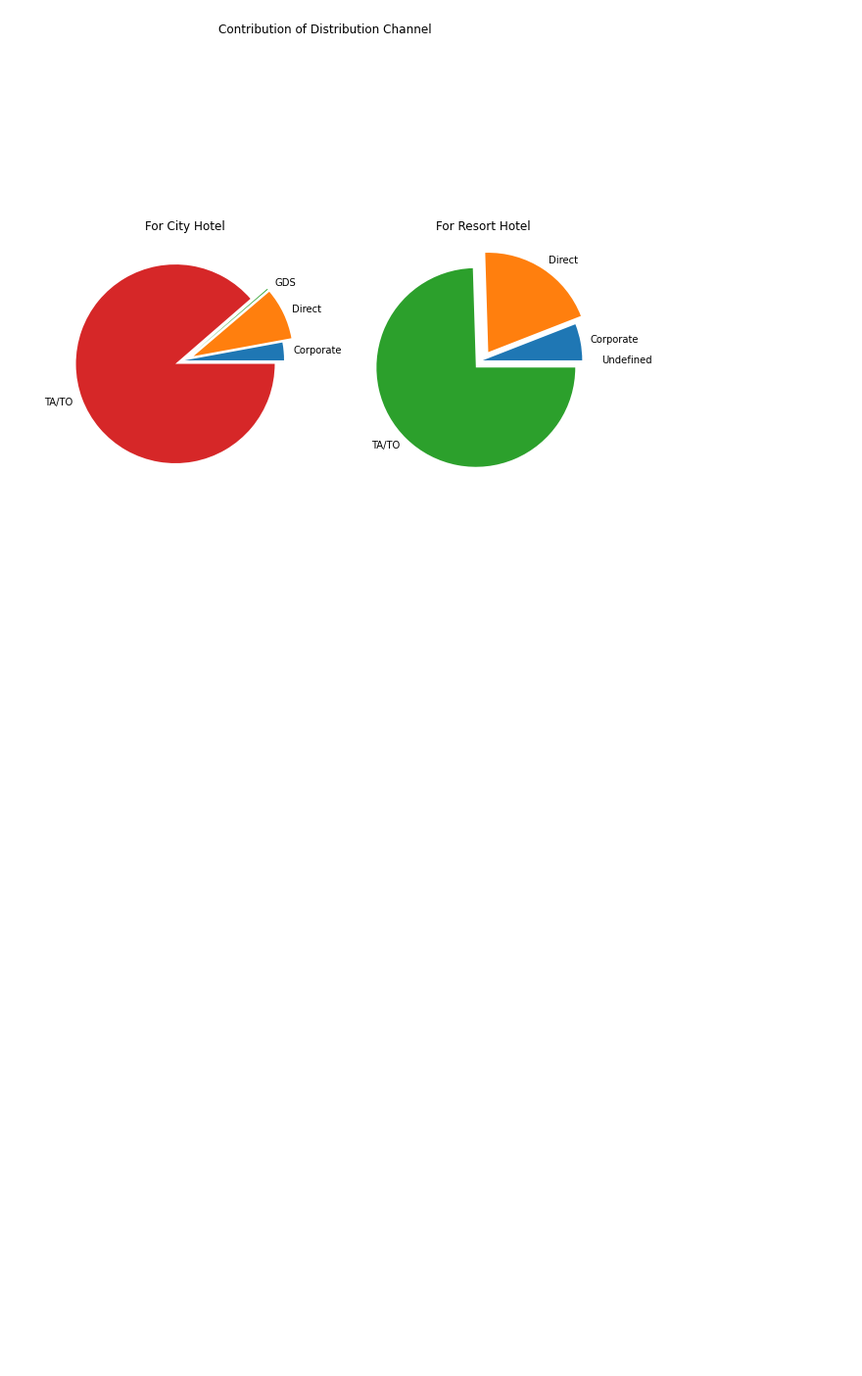
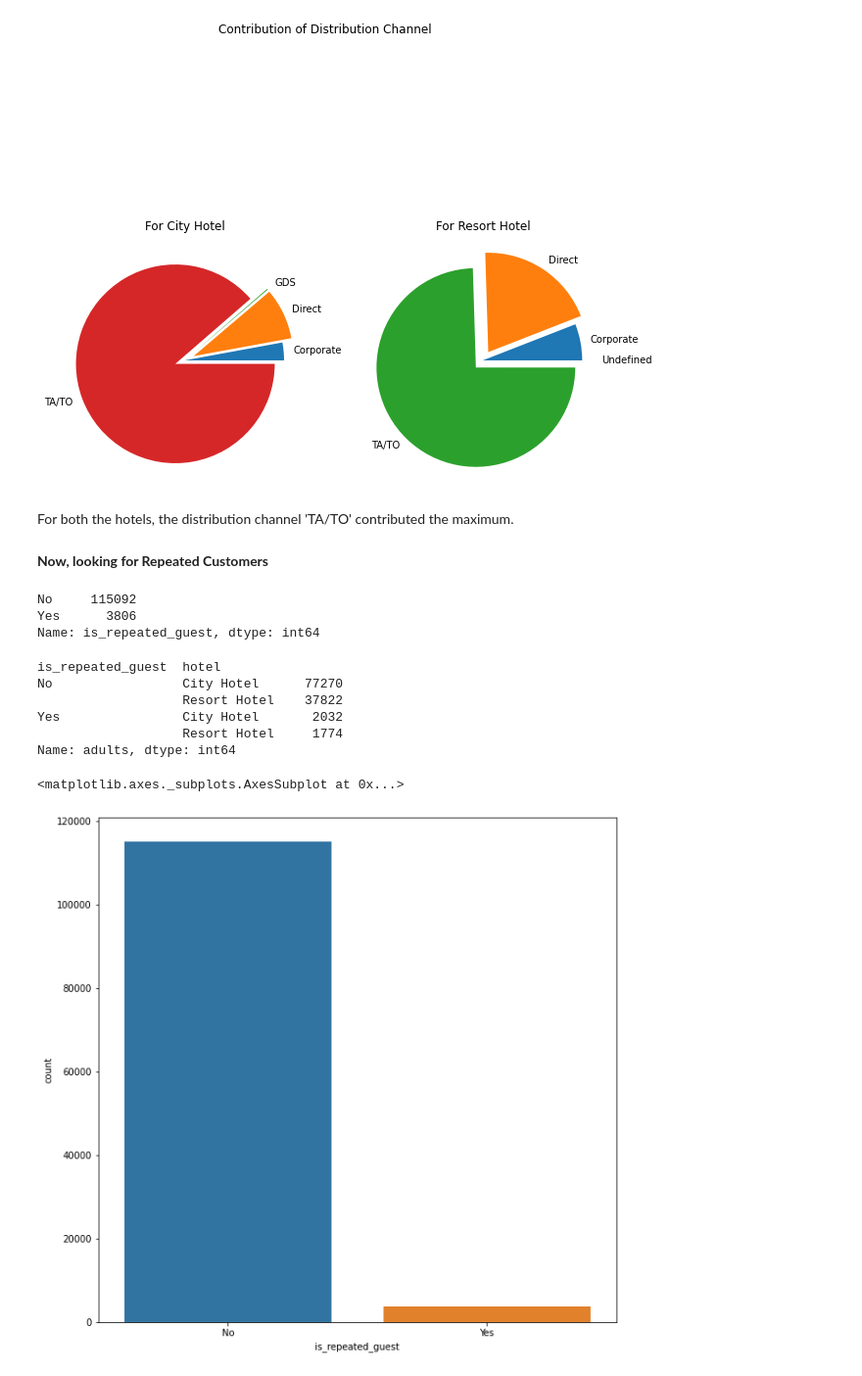
Before and after one commit to V-dit/EDA-hotel-booking-analysis, a Jupyter notebook: Hotel_Booking_Analysis_Capstone_Project.ipynb, the cells around one changed output. Shown at 98% size. Saved outputs shown, nothing was run; the diff lists cells and outputs as text; code cells hidden in the pictures; blank space fills up the shorter version.

```diff
--- a/Hotel_Booking_Analysis_Capstone_Project.ipynb
+++ b/Hotel_Booking_Analysis_Capstone_Project.ipynb
@@ -673,3 +673,34 @@ plt.title('For Resort Hotel')
 # %% [output]
 Text(0.5, 1.0, 'For Resort Hotel')
 [figure]
+# %% [markdown]
+For both the hotels, the distribution channel 'TA/TO' contributed the maximum.
+# %% [markdown]
+**Now, looking for Repeated Customers**
+# %%
+# Finding repeated customers
+repeated_customer = df_nonull.copy()
+repeated_customer['is_repeated_guest'] = repeated_customer['is_repeated_guest'].replace([0,1], ['No', 'Yes'])
+# %%
+# Counting the total repeated customers
+repeated_customer['is_repeated_guest'].value_counts()
+# %% [output]
+No     115092
+Yes      3806
+Name: is_repeated_guest, dtype: int64
+# %%
+hotelwise_repeated_customers = repeated_customer.groupby(['is_repeated_guest', 'hotel']).count()['adults']
+print(hotelwise_repeated_customers)
+# %% [output]
+is_repeated_guest  hotel
+No                 City Hotel      77270
+                   Resort Hotel    37822
+Yes                City Hotel       2032
+                   Resort Hotel     1774
+Name: adults, dtype: int64
+# %%
+# plot the repeated customers count plot (combied for hotels)
+sns.countplot(repeated_customer['is_repeated_guest'])
+# %% [output]
+<matplotlib.axes._subplots.AxesSubplot at 0x...>
+[figure, added]
```
Also changed, not shown: parts of 1 cell of this notebook.
